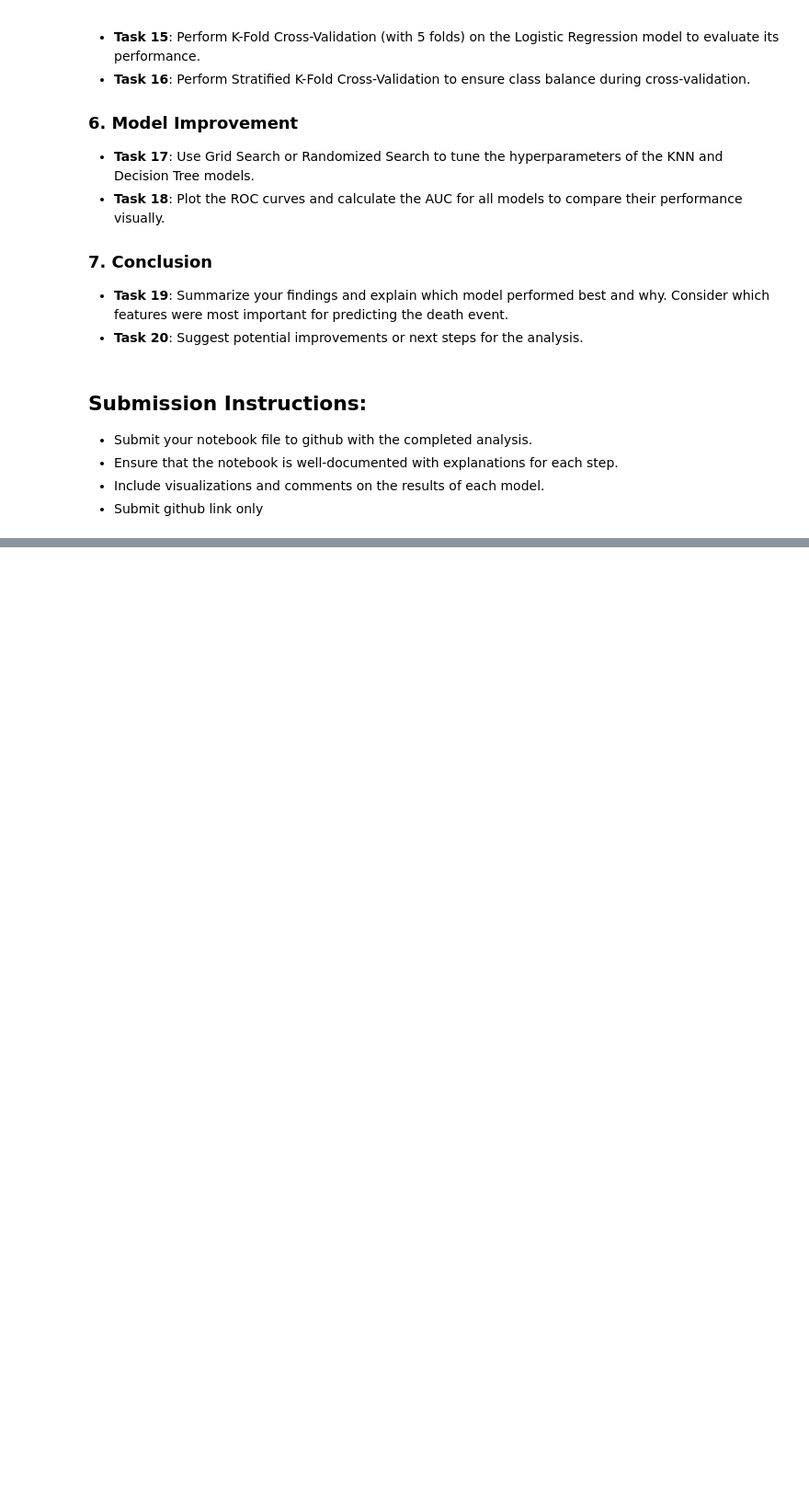
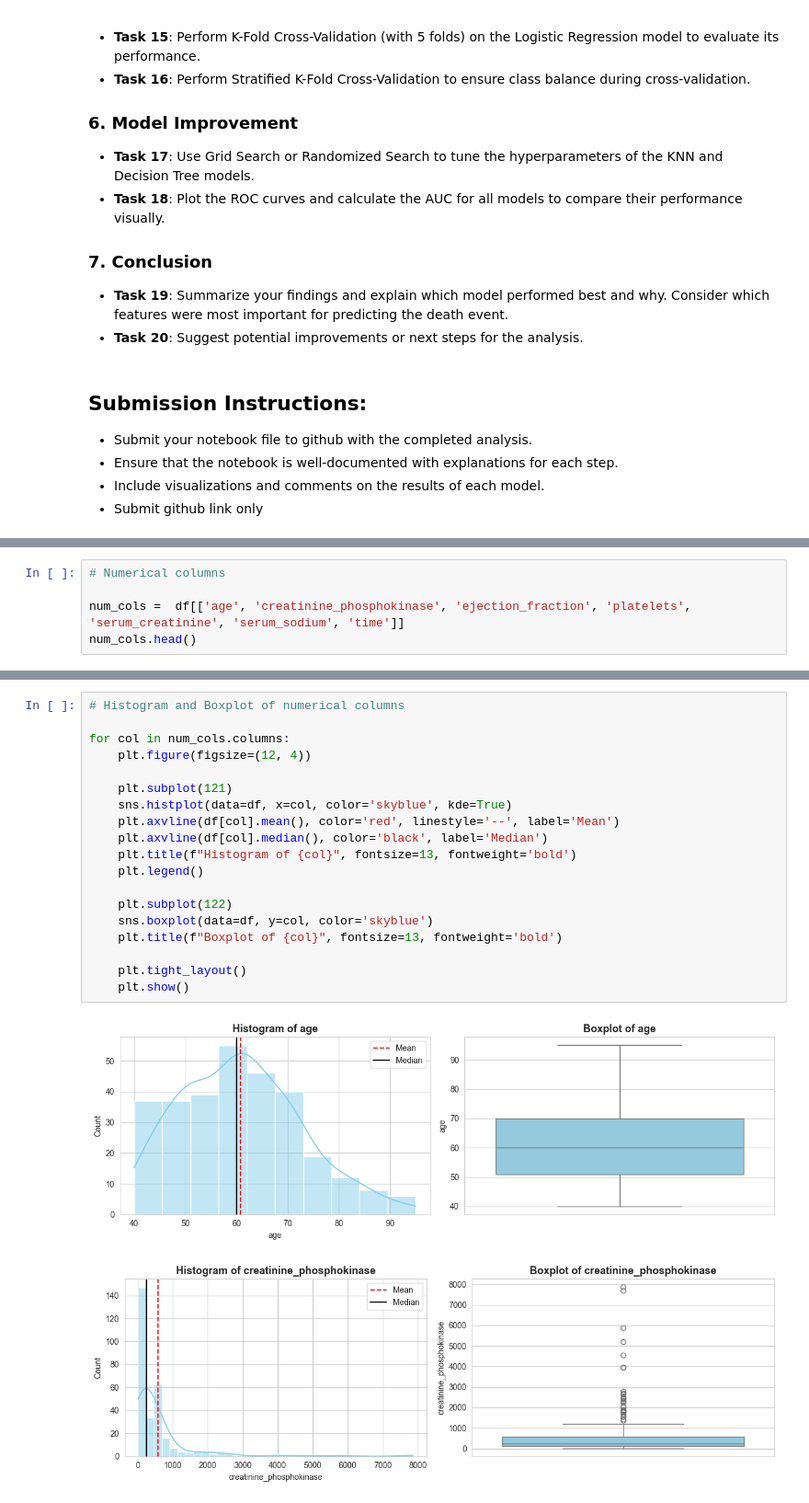
Before and after one commit to mohammadkhorshed/DS-ML-Assignments, a Jupyter notebook: assignment_08.ipynb, the cells around one changed output, grey strips where cells are left out. Shown at 92% size. Saved outputs shown, nothing was run; the diff lists cells and outputs as text; blank space fills up the shorter version.

```diff
--- a/assignment_08.ipynb
+++ b/assignment_08.ipynb
@@ -93,0 +160,5 @@ The dataset consists of 13 variables, each representing clinical features and de
+# %%
+# Numerical columns
+
+num_cols =  df[['age', 'creatinine_phosphokinase', 'ejection_fraction', 'platelets', 'serum_creatinine', 'serum_sodium', 'time']]
+num_cols.head()
@@ -93,0 +218,22 @@ The dataset consists of 13 variables, each representing clinical features and de
+# %%
+# Histogram and Boxplot of numerical columns
+
+for col in num_cols.columns:
+    plt.figure(figsize=(12, 4))
+
+    plt.subplot(121)
+    sns.histplot(data=df, x=col, color='skyblue', kde=True)
+    plt.axvline(df[col].mean(), color='red', linestyle='--', label='Mean')
+    plt.axvline(df[col].median(), color='black', label='Median')
+    plt.title(f"Histogram of {col}", fontsize=13, fontweight='bold')
+    plt.legend()
+
+    plt.subplot(122)
+    sns.boxplot(data=df, y=col, color='skyblue')
+    plt.title(f"Boxplot of {col}", fontsize=13, fontweight='bold')
+
+    plt.tight_layout()
+    plt.show()
+# %% [output]
+[figure, added]
+[figure, added]
```
Also changed, not shown: parts of 17 cells of this notebook.
